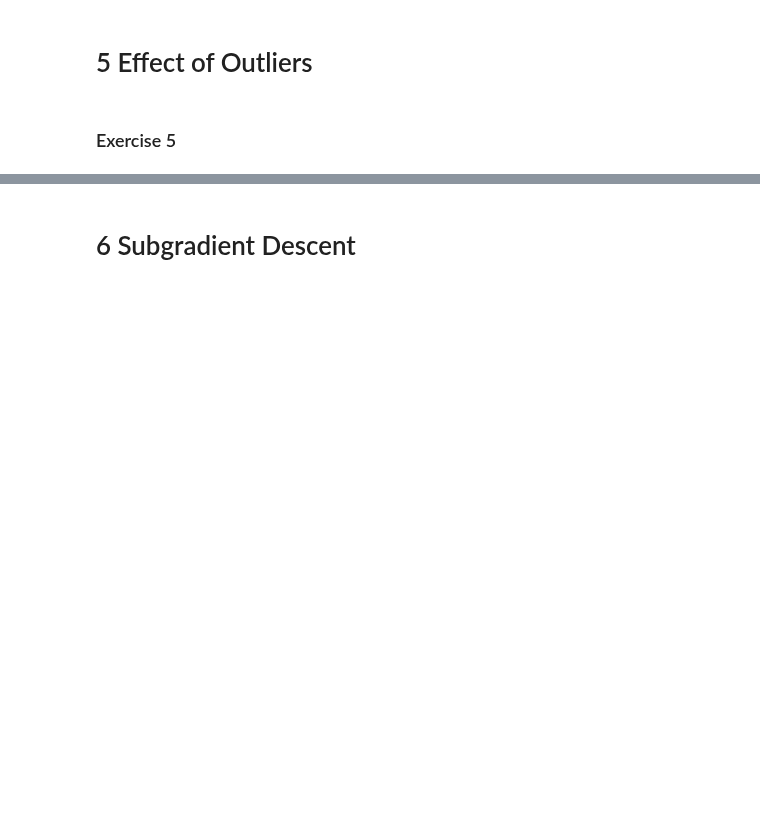
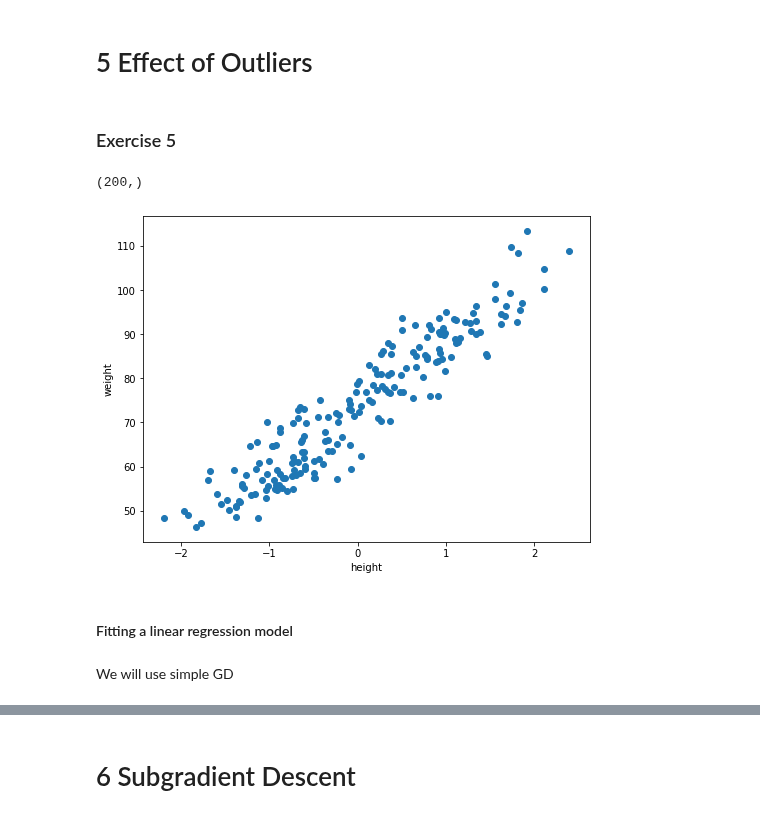
Before and after one commit to epfml/ML_course, a Jupyter notebook: labs/ex02/template/ex02.ipynb, the cells around one changed output, grey strips where cells are left out. Saved outputs shown, nothing was run; the diff lists cells and outputs as text; code cells hidden in the pictures; blank space fills up the shorter version.

```diff
--- a/labs/ex02/template/ex02.ipynb
+++ b/labs/ex02/template/ex02.ipynb
@@ -300,3 +504,23 @@ interact(plot_figure, n_iter=IntSlider(min=1, max=len(gradient_ws)))
 # 5 Effect of Outliers
 # %% [markdown]
 ### Exercise 5
+# %%
+height, weight, gender = load_data(sub_sample=True, add_outlier=False)
+x, mean_x, std_x = standardize(height)
+y, tx = build_model_data(x, weight)
+# %%
+x.shape
+# %% [output]
+(200,)
+# %%
+fig = plt.figure(figsize=(8,6))
+plt.scatter(x,y)
+plt.xlabel('height')
+plt.ylabel('weight')
+plt.show()
+# %% [output]
+[figure, added]
+# %% [markdown]
+#### Fitting a linear regression model
+# %% [markdown]
+We will use simple GD
```
Also changed, not shown: parts of 36 cells of this notebook, 5 other files.
